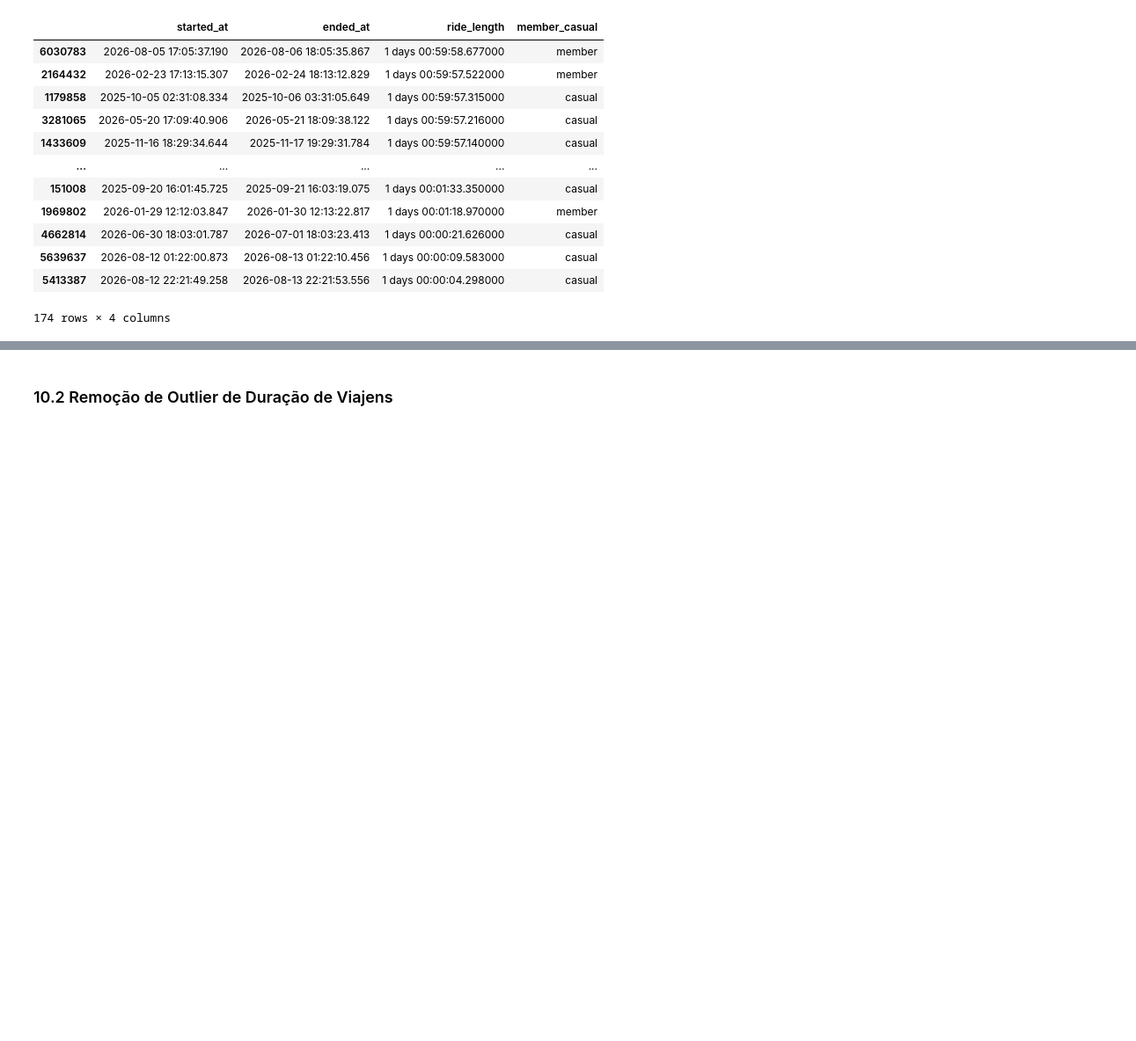
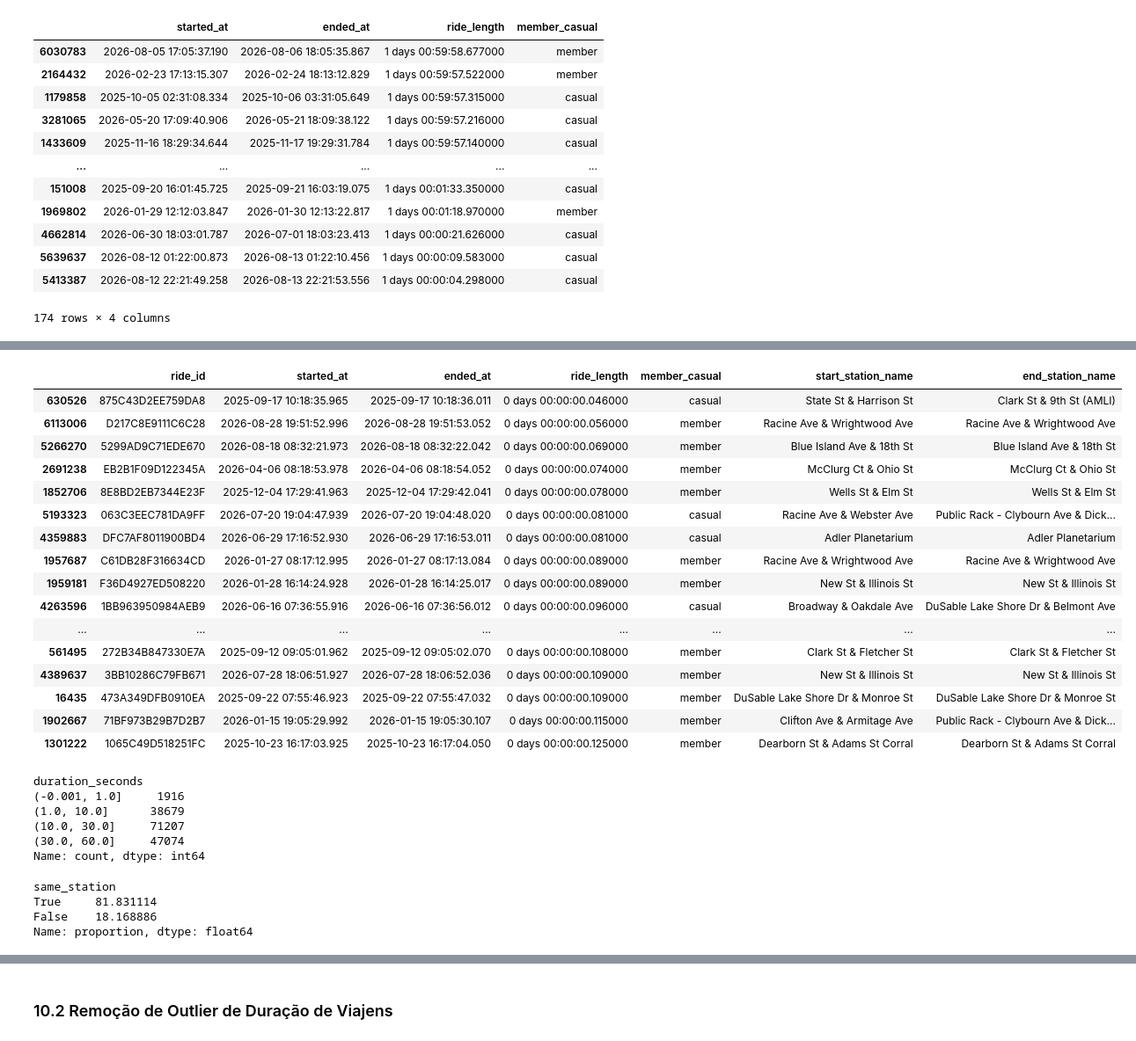
Before and after one commit to AleCecilio/Analise_Cyclistic, a Jupyter notebook: notebooks/02_data_cleaning.ipynb, the cells around one changed output, grey strips where cells are left out. Shown at 88% size. Cells and saved outputs as stored; diff of their text form; code cells hidden in the pictures; blank space fills up the shorter version.

```diff
--- a/notebooks/02_data_cleaning.ipynb
+++ b/notebooks/02_data_cleaning.ipynb
@@ -1706,0 +1777,69 @@ display(
+# %%
+df[
+    df["ride_length"] <= pd.Timedelta(seconds=1)
+][
+    [
+        "ride_id",
+        "started_at",
+        "ended_at",
+        "ride_length",
+        "member_casual",
+        "start_station_name",
+        "end_station_name"
+    ]
+].sort_values("ride_length").head(20)
+# %% [output]
+|  | ride_id | started_at | ended_at | ride_length | member_casual | start_station_name | end_station_name |
+| 630526 | 875C43D2EE759DA8 | 2025-09-17 10:18:35.965 | 2025-09-17 10:18:36.011 | 0 days 00:00:00.046000 | casual | State St & Harrison St | Clark St & 9th St (AMLI) |
+| 6113006 | D217C8E9111C6C28 | 2026-08-28 19:51:52.996 | 2026-08-28 19:51:53.052 | 0 days 00:00:00.056000 | member | Racine Ave & Wrightwood Ave | Racine Ave & Wrightwood Ave |
+| 5266270 | 5299AD9C71EDE670 | 2026-08-18 08:32:21.973 | 2026-08-18 08:32:22.042 | 0 days 00:00:00.069000 | member | Blue Island Ave & 18th St | Blue Island Ave & 18th St |
+| 2691238 | EB2B1F09D122345A | 2026-04-06 08:18:53.978 | 2026-04-06 08:18:54.052 | 0 days 00:00:00.074000 | member | McClurg Ct & Ohio St | McClurg Ct & Ohio St |
+| 1852706 | 8E8BD2EB7344E23F | 2025-12-04 17:29:41.963 | 2025-12-04 17:29:42.041 | 0 days 00:00:00.078000 | member | Wells St & Elm St | Wells St & Elm St |
+| 5193323 | 063C3EEC781DA9FF | 2026-07-20 19:04:47.939 | 2026-07-20 19:04:48.020 | 0 days 00:00:00.081000 | casual | Racine Ave & Webster Ave | Public Rack - Clybourn Ave & Dick... |
+| 4359883 | DFC7AF8011900BD4 | 2026-06-29 17:16:52.930 | 2026-06-29 17:16:53.011 | 0 days 00:00:00.081000 | casual | Adler Planetarium | Adler Planetarium |
+| 1957687 | C61DB28F316634CD | 2026-01-27 08:17:12.995 | 2026-01-27 08:17:13.084 | 0 days 00:00:00.089000 | member | Racine Ave & Wrightwood Ave | Racine Ave & Wrightwood Ave |
+| 1959181 | F36D4927ED508220 | 2026-01-28 16:14:24.928 | 2026-01-28 16:14:25.017 | 0 days 00:00:00.089000 | member | New St & Illinois St | New St & Illinois St |
+| 4263596 | 1BB963950984AEB9 | 2026-06-16 07:36:55.916 | 2026-06-16 07:36:56.012 | 0 days 00:00:00.096000 | casual | Broadway & Oakdale Ave | DuSable Lake Shore Dr & Belmont Ave |
+| ... | ... | ... | ... | ... | ... | ... | ... |
+| 561495 | 272B34B847330E7A | 2025-09-12 09:05:01.962 | 2025-09-12 09:05:02.070 | 0 days 00:00:00.108000 | member | Clark St & Fletcher St | Clark St & Fletcher St |
+| 4389637 | 3BB10286C79FB671 | 2026-07-28 18:06:51.927 | 2026-07-28 18:06:52.036 | 0 days 00:00:00.109000 | member | New St & Illinois St | New St & Illinois St |
+| 16435 | 473A349DFB0910EA | 2025-09-22 07:55:46.923 | 2025-09-22 07:55:47.032 | 0 days 00:00:00.109000 | member | DuSable Lake Shore Dr & Monroe St | DuSable Lake Shore Dr & Monroe St |
+| 1902667 | 71BF973B29B7D2B7 | 2026-01-15 19:05:29.992 | 2026-01-15 19:05:30.107 | 0 days 00:00:00.115000 | member | Clifton Ave & Armitage Ave | Public Rack - Clybourn Ave & Dick... |
+| 1301222 | 1065C49D518251FC | 2025-10-23 16:17:03.925 | 2025-10-23 16:17:04.050 | 0 days 00:00:00.125000 | member | Dearborn St & Adams St Corral | Dearborn St & Adams St Corral |
+# %%
+# Analisa a distribuição das viagens com duração de até 1 minuto
+
+short_rides = df[
+    df["ride_length"] <= pd.Timedelta(minutes=1)
+].copy()
+
+short_rides["duration_seconds"] = (
+    short_rides["ride_length"].dt.total_seconds()
+)
+
+pd.cut(
+    short_rides["duration_seconds"],
+    bins=[0, 1, 10, 30, 60],
+    include_lowest=True
+).value_counts().sort_index()
+# %% [output]
+duration_seconds
+(-0.001, 1.0]     1916
+(1.0, 10.0]      38679
+(10.0, 30.0]     71207
+(30.0, 60.0]     47074
+Name: count, dtype: int64
+# %%
+# Verifica se as viagens muito curtas começam e terminam na mesma estação
+
+short_rides["same_station"] = (
+    short_rides["start_station_name"]
+    == short_rides["end_station_name"]
+)
+
+short_rides["same_station"].value_counts(normalize=True) * 100
+# %% [output]
+same_station
+True     81.831114
+False    18.168886
+Name: proportion, dtype: float64
```
Also changed, not shown: parts of 25 cells of this notebook, 1 other file.
